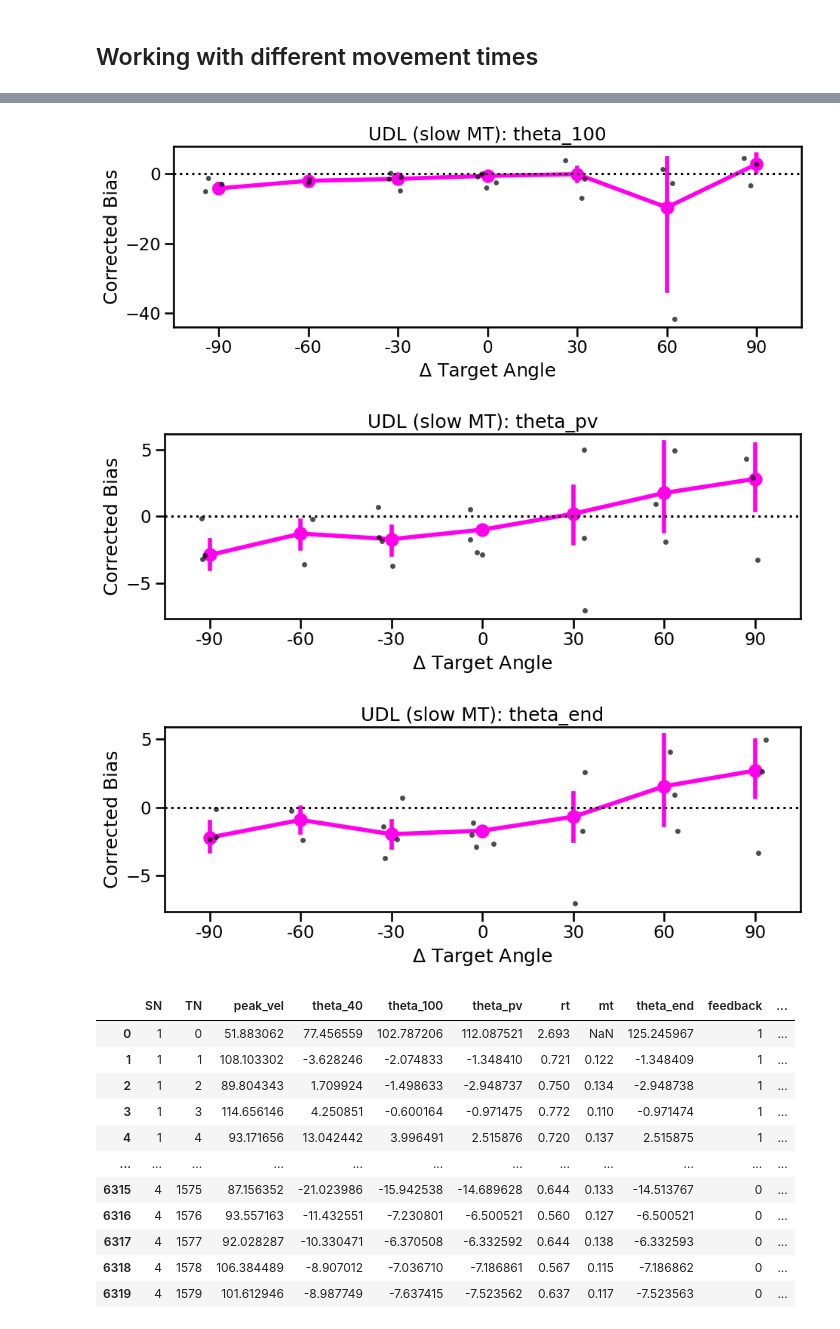
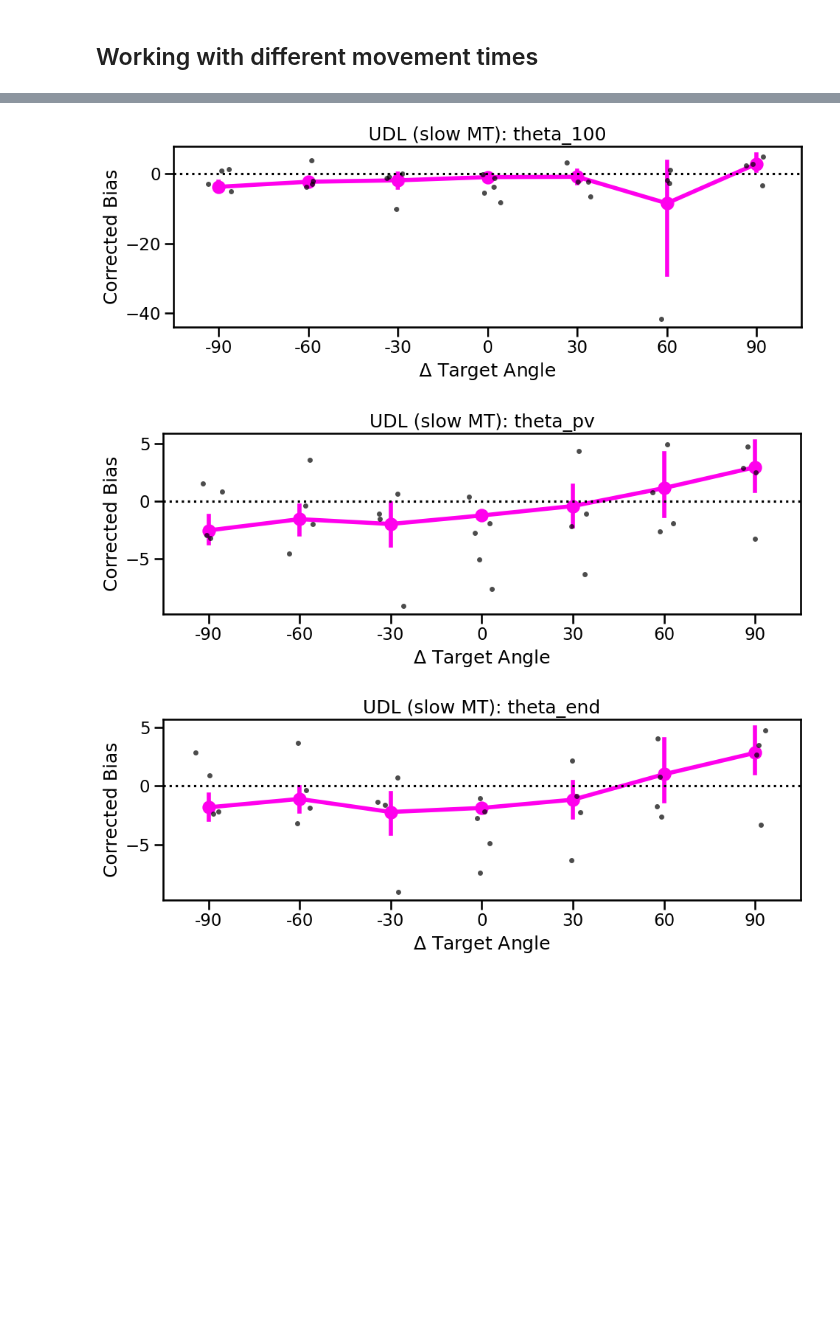
Before and after one commit to abbysun4/UDLR_study, a Jupyter notebook: UDLR_ver1/scripts/analysis_script_pilot_withoutFB.ipynb, the cells around one changed output, grey strips where cells are left out. Saved outputs shown, nothing was run; the diff lists cells and outputs as text; code cells hidden in the pictures; blank space fills up the shorter version.

```diff
--- a/UDLR_ver1/scripts/analysis_script_pilot_withoutFB.ipynb
+++ b/UDLR_ver1/scripts/analysis_script_pilot_withoutFB.ipynb
@@ -25,25 +25,27 @@ file_paths_baseline = [
     "../data/csv_files/01_baseline_withoutFB.csv",
     "../data/csv_files/02_baseline_withoutFB.csv",
     "../data/csv_files/03_baseline_withoutFB.csv",
-    "../data/csv_files/04_baseline_withoutFB.csv"
+    "../data/csv_files/04_baseline_withoutFB.csv",
+    "../data/csv_files/05_baseline_withoutFB.csv"
 ]
 
 file_paths_repulse = [
     "../data/csv_files/01_repulse_withoutFB.csv",
     "../data/csv_files/02_repulse_withoutFB.csv",
     "../data/csv_files/03_repulse_withoutFB.csv",
-    "../data/csv_files/04_repulse_withoutFB.csv"
+    "../data/csv_files/04_repulse_withoutFB.csv",
+    "../data/csv_files/05_repulse_withoutFB.csv"
 ]
 
 file_paths_udl = [
     "../data/csv_files/01_udl_withoutFB.csv",
     "../data/csv_files/02_udl_withoutFB.csv",
     "../data/csv_files/03_udl_withoutFB.csv",
-    "../data/csv_files/04_udl_withoutFB.csv"
+    "../data/csv_files/04_udl_withoutFB.csv",
+    "../data/csv_files/05_udl_withoutFB.csv"
 ]
 # Subject identifiers corresponding to the datasets
-subject_list = ["abby", "yannie", "eric", "paul"]
-
+subject_list = ["abby", "yannie", "eric", "paul", "jason"]
 
 # Load CSV files & label condition
 df_baseline_raw = pre_process(file_paths_baseline, subject_list)
@@ -152,7 +154,7 @@ for phase_name, epoch in phase_info.items():
 
 ## Shift the target angles for participants who had a central target of 60 degrees, so that central target is always at 150 degrees
 # Participants who had central target as 60 degrees
-p_list1 = [1, 3]
+p_list1 = [1, 3, 5]
 
 # Shift all targets so central target is always 150 degrees
 mask = df['SN'].isin(set(p_list1))
@@ -536,11 +539,11 @@ repulse_mask = (
     (np.abs(df['theta_pv']) < 60)
 )
 
-df_repulse = df.loc[repulse_mask]
+df_repulse_slow = df.loc[repulse_mask]
 
 for angle in angle_cols:
     plot_bias(
-        df_repulse,
+        df_repulse_slow,
         y_col=f"corrected_repulse_{angle}",
         title=f"REPULSE (slow MT): {angle}"
     )
@@ -560,21 +563,19 @@ mask_udl = (
 
 df_udl = df.loc[mask_udl]
 
-df_udl_constrained = (
+df_udl_constrained_slow = (
     df_udl
     .groupby('SN', as_index=False)
     .apply(N_finder, N_minus_targ=150)
     .reset_index(drop=True)
 )
 
-df_udl_constrained = df_udl_constrained.loc[df_udl_constrained['feedback'] == 0]
+df_udl_constrained_slow = df_udl_constrained_slow.loc[df_udl_constrained_slow['feedback'] == 0]
 
 for angle in angle_cols:
     plot_bias(
-        df_udl_constrained,
+        df_udl_constrained_slow,
         y_col=f"corrected_repulse_{angle}",
         title=f"UDL (slow MT): {angle}"
     )
-
-df
 # %% [output]
@@ -582,15 +583,3 @@ df
-[figure, old version]
+[figure, new version]
-[figure, old version]
+[figure, new version]
-[figure, old version]
+[figure, new version]
-|  | SN | TN | peak_vel | theta_40 | theta_100 | theta_pv | rt | mt | theta_end | feedback | ... |
-| 0 | 1 | 0 | 51.883062 | 77.456559 | 102.787206 | 112.087521 | 2.693 | NaN | 125.245967 | 1 | ... |
-| 1 | 1 | 1 | 108.103302 | -3.628246 | -2.074833 | -1.348410 | 0.721 | 0.122 | -1.348409 | 1 | ... |
-| 2 | 1 | 2 | 89.804343 | 1.709924 | -1.498633 | -2.948737 | 0.750 | 0.134 | -2.948738 | 1 | ... |
-| 3 | 1 | 3 | 114.656146 | 4.250851 | -0.600164 | -0.971475 | 0.772 | 0.110 | -0.971474 | 1 | ... |
-| 4 | 1 | 4 | 93.171656 | 13.042442 | 3.996491 | 2.515876 | 0.720 | 0.137 | 2.515875 | 1 | ... |
-| ... | ... | ... | ... | ... | ... | ... | ... | ... | ... | ... | ... |
-| 6315 | 4 | 1575 | 87.156352 | -21.023986 | -15.942538 | -14.689628 | 0.644 | 0.133 | -14.513767 | 0 | ... |
-| 6316 | 4 | 1576 | 93.557163 | -11.432551 | -7.230801 | -6.500521 | 0.560 | 0.127 | -6.500521 | 0 | ... |
-| 6317 | 4 | 1577 | 92.028287 | -10.330471 | -6.370508 | -6.332592 | 0.644 | 0.138 | -6.332593 | 0 | ... |
-| 6318 | 4 | 1578 | 106.384489 | -8.907012 | -7.036710 | -7.186861 | 0.567 | 0.115 | -7.186862 | 0 | ... |
-| 6319 | 4 | 1579 | 101.612946 | -8.987749 | -7.637415 | -7.523562 | 0.637 | 0.117 | -7.523563 | 0 | ... |
```
Also changed, not shown: parts of 11 cells of this notebook, 1 other file.
